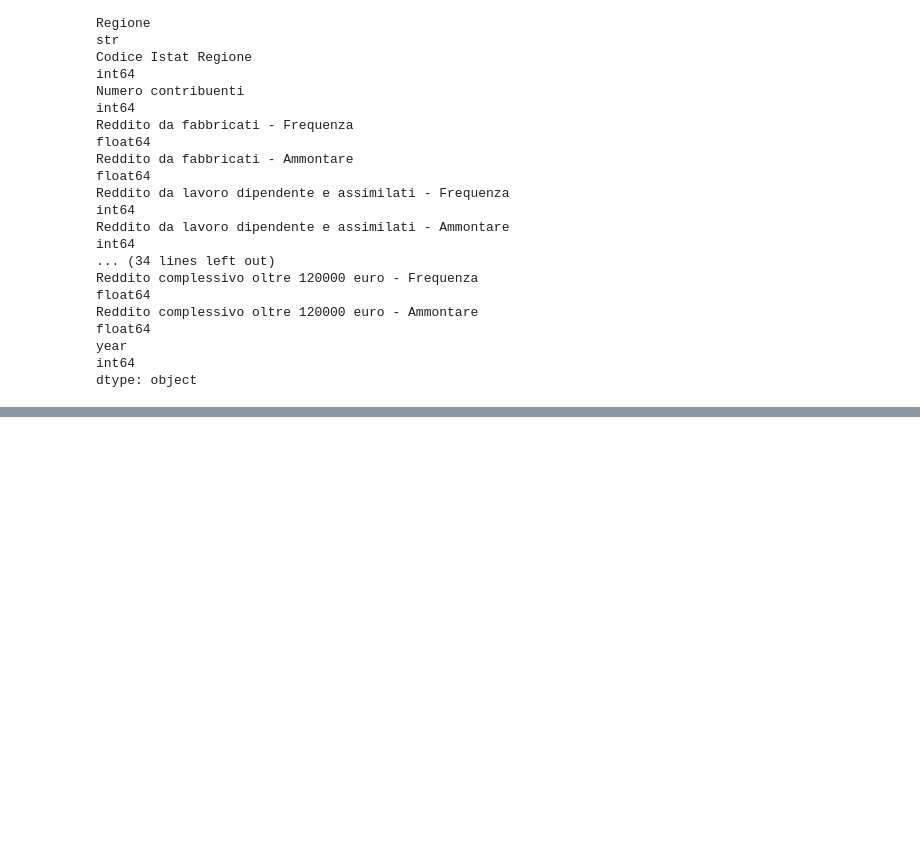
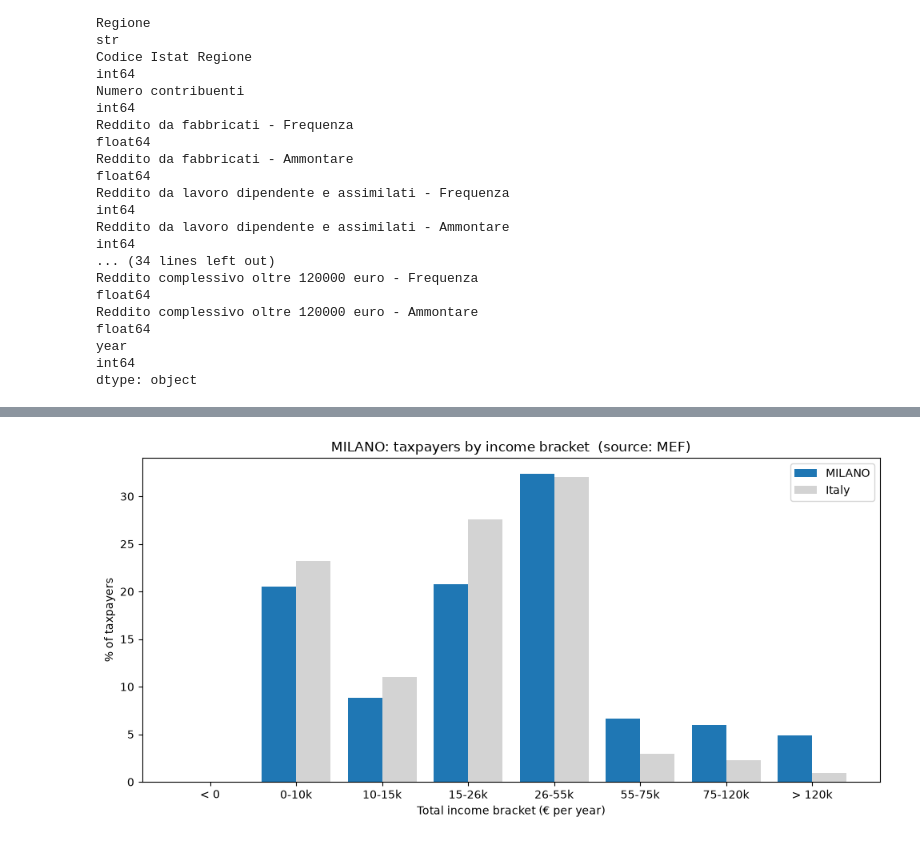
Before and after one commit to mehranyom/housing-affordability-italy, a Jupyter notebook: notebooks/01_data_exploration.ipynb, the cells around one changed output, grey strips where cells are left out. Drawn from its saved outputs; the diff is of its cells as text; code cells hidden in the pictures; blank space fills up the shorter version.

```diff
--- a/notebooks/01_data_exploration.ipynb
+++ b/notebooks/01_data_exploration.ipynb
@@ -152,0 +610,5 @@ MILAN_CODE = "015146"
+# %%
+plot_income_brackets(mef_dfs[2024], "015146")
+plt.show()
+# %% [output]
+[figure, added]
```
Also changed, not shown: parts of 20 cells of this notebook.
